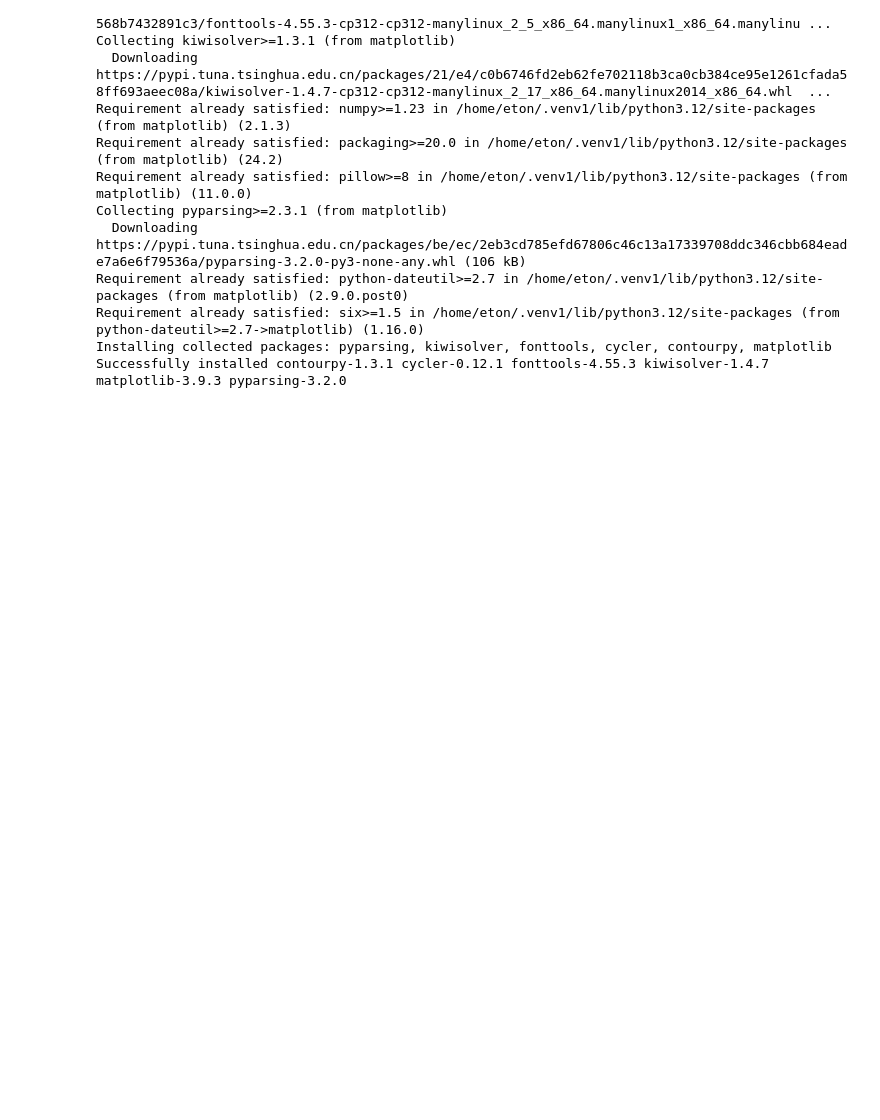
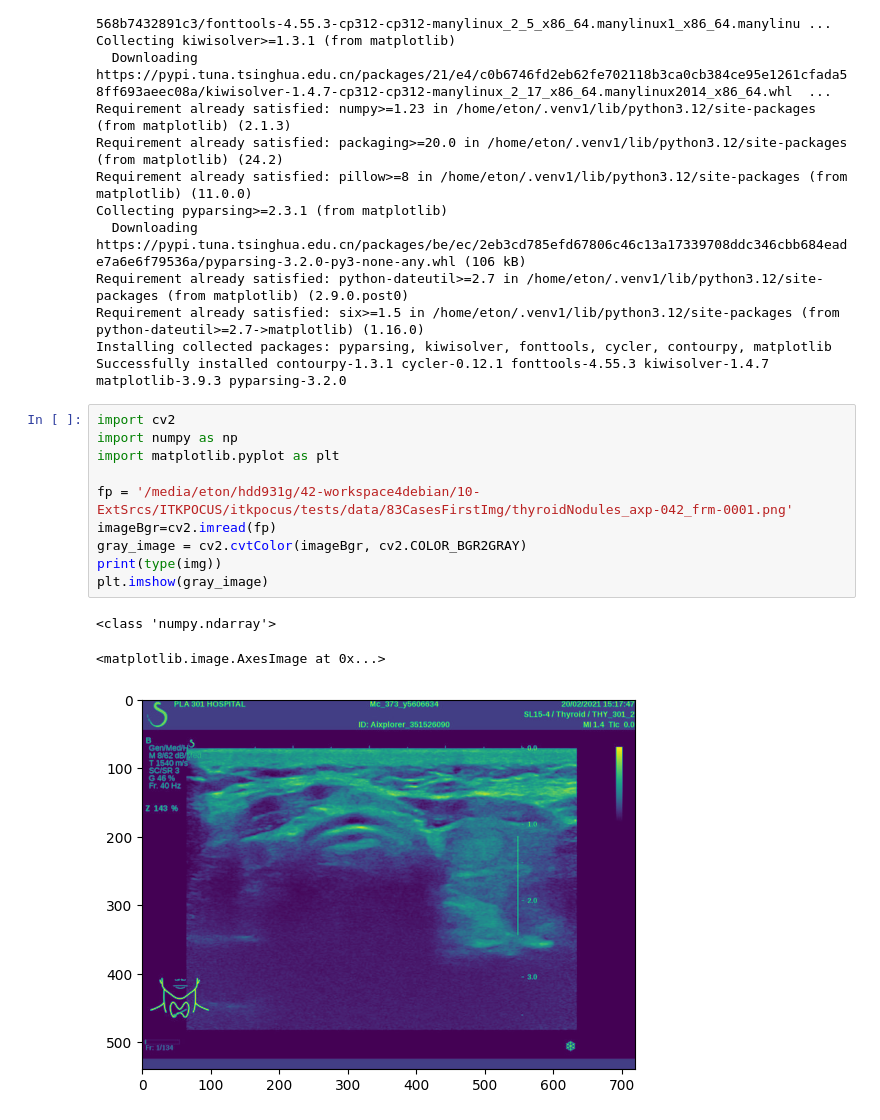
Before and after one commit to bibaodi/thyroid_train01, a Jupyter notebook: processImgs/itkpocus_Preprocessing_Examples.ipynb, the cells around one changed output. Cells and saved outputs as stored; diff of their text form; blank space fills up the shorter version.

```diff
--- a/processImgs/itkpocus_Preprocessing_Examples.ipynb
+++ b/processImgs/itkpocus_Preprocessing_Examples.ipynb
@@ -404,3 +404,17 @@ Requirement already satisfied: python-dateutil>=2.7 in /home/eton/.venv1/lib/pyt
 Requirement already satisfied: six>=1.5 in /home/eton/.venv1/lib/python3.12/site-packages (from python-dateutil>=2.7->matplotlib) (1.16.0)
 Installing collected packages: pyparsing, kiwisolver, fonttools, cycler, contourpy, matplotlib
 Successfully installed contourpy-1.3.1 cycler-0.12.1 fonttools-4.55.3 kiwisolver-1.4.7 matplotlib-3.9.3 pyparsing-3.2.0
+# %%
+import cv2
+import numpy as np
+import matplotlib.pyplot as plt
+
+fp = '/media/eton/hdd931g/42-workspace4debian/10-ExtSrcs/ITKPOCUS/itkpocus/tests/data/83CasesFirstImg/thyroidNodules_axp-042_frm-0001.png'
+imageBgr=cv2.imread(fp)
+gray_image = cv2.cvtColor(imageBgr, cv2.COLOR_BGR2GRAY)
+print(type(img))
+plt.imshow(gray_image)
+# %% [output]
+<class 'numpy.ndarray'>
+<matplotlib.image.AxesImage at 0x...>
+[figure, added]
```
Also changed, not shown: parts of 6 cells of this notebook.
